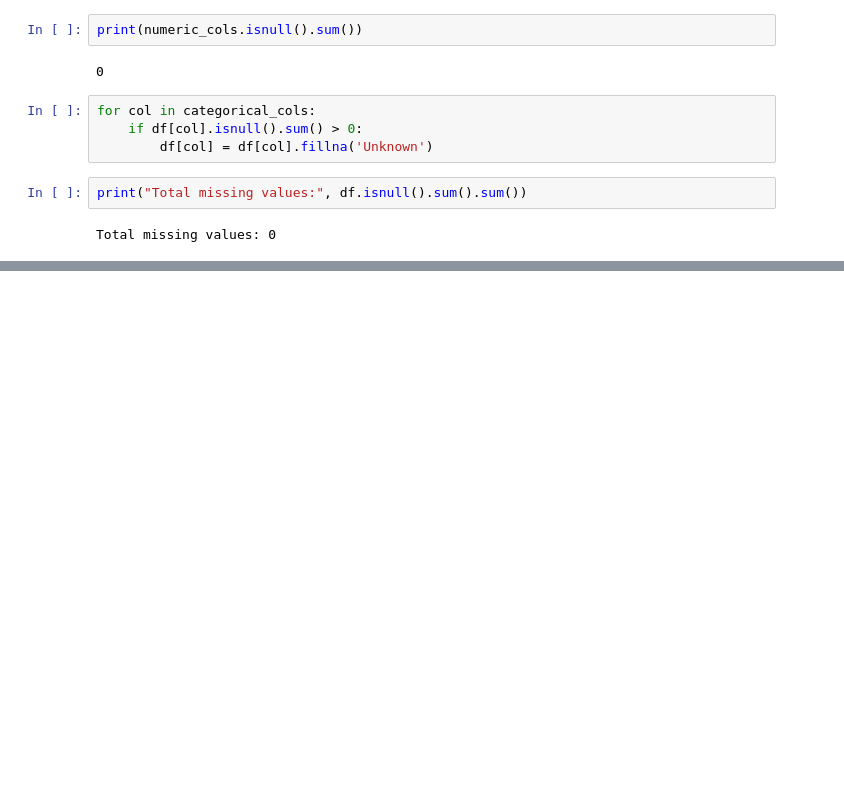
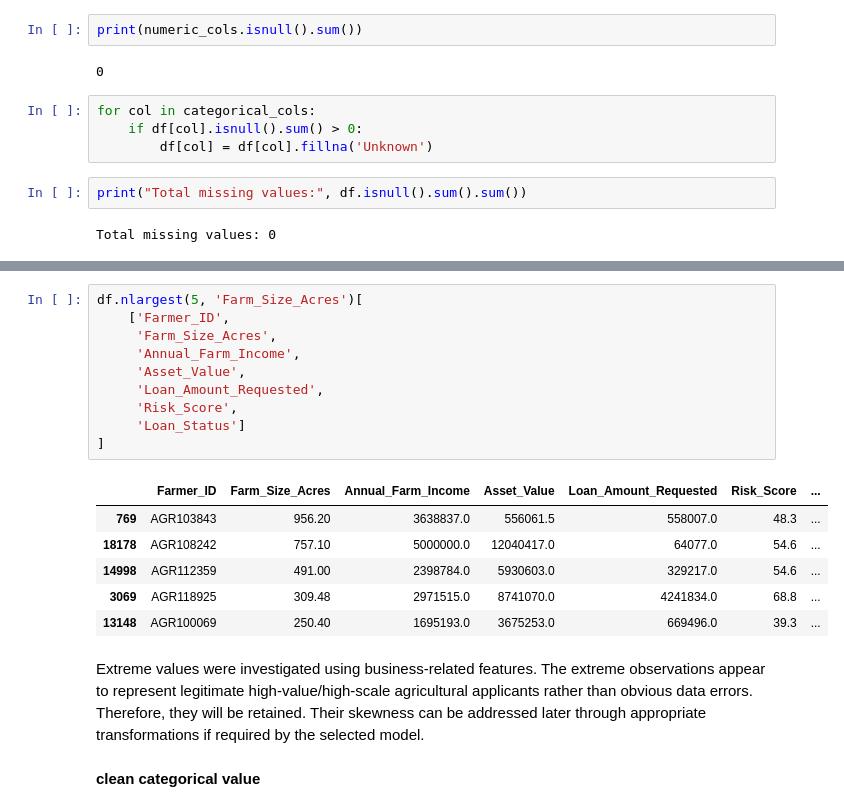
Before and after one commit to Nikhilsankhyan0/Agrisheild-AI, a Jupyter notebook: AgriShield_preporcessing.ipynb, the cells around one changed output, grey strips where cells are left out. Saved outputs shown, nothing was run; the diff lists cells and outputs as text; blank space fills up the shorter version.

```diff
--- a/AgriShield_preporcessing.ipynb
+++ b/AgriShield_preporcessing.ipynb
@@ -442,0 +552,21 @@ Total missing values: 0
+# %%
+df.nlargest(5, 'Farm_Size_Acres')[
+    ['Farmer_ID',
+     'Farm_Size_Acres',
+     'Annual_Farm_Income',
+     'Asset_Value',
+     'Loan_Amount_Requested',
+     'Risk_Score',
+     'Loan_Status']
+]
+# %% [output]
+|  | Farmer_ID | Farm_Size_Acres | Annual_Farm_Income | Asset_Value | Loan_Amount_Requested | Risk_Score | ... |
+| 769 | AGR103843 | 956.20 | 3638837.0 | 556061.5 | 558007.0 | 48.3 | ... |
+| 18178 | AGR108242 | 757.10 | 5000000.0 | 12040417.0 | 64077.0 | 54.6 | ... |
+| 14998 | AGR112359 | 491.00 | 2398784.0 | 5930603.0 | 329217.0 | 54.6 | ... |
+| 3069 | AGR118925 | 309.48 | 2971515.0 | 8741070.0 | 4241834.0 | 68.8 | ... |
+| 13148 | AGR100069 | 250.40 | 1695193.0 | 3675253.0 | 669496.0 | 39.3 | ... |
+# %% [markdown]
+Extreme values were investigated using business-related features. The extreme observations appear to represent legitimate high-value/high-scale agricultural applicants rather than obvious data errors. Therefore, they will be retained. Their skewness can be addressed later through appropriate transformations if required by the selected model.
+# %% [markdown]
+**clean categorical value**
```
Also changed, not shown: parts of 22 cells of this notebook.
